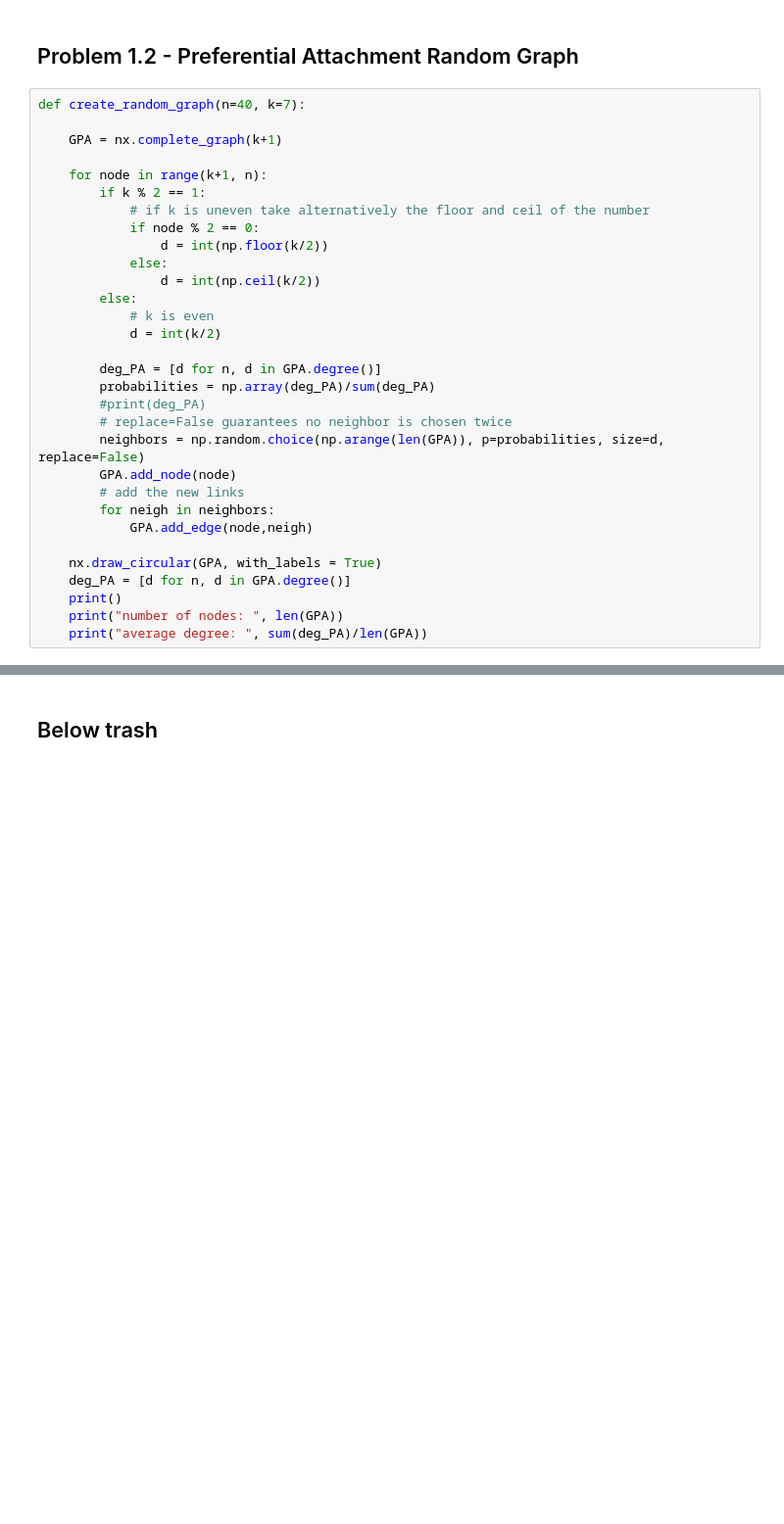
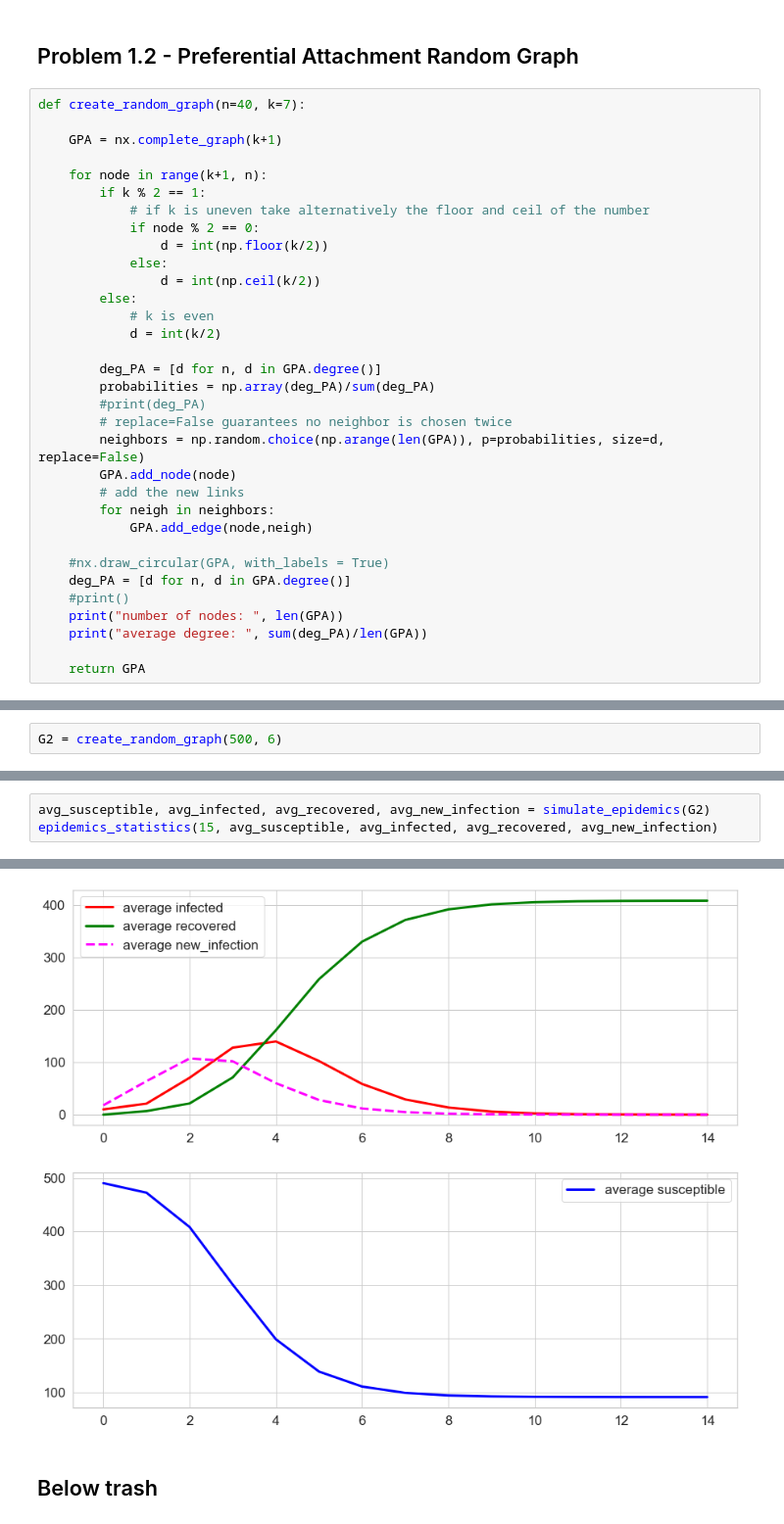
Before and after one commit to fabioeterno/Network_Homework, a Jupyter notebook: Homework3/Hw3.ipynb, the cells around one changed output, grey strips where cells are left out. Shown: that part at 98% size. Drawn from its saved outputs; the diff is of its cells as text; blank space fills up the shorter version.

```diff
--- a/Homework3/Hw3.ipynb
+++ b/Homework3/Hw3.ipynb
@@ -177,11 +174,13 @@ def create_random_graph(n=40, k=7):
         for neigh in neighbors:
             GPA.add_edge(node,neigh)
 
-    nx.draw_circular(GPA, with_labels = True)
+    #nx.draw_circular(GPA, with_labels = True)
     deg_PA = [d for n, d in GPA.degree()]
-    print()
+    #print()
     print("number of nodes: ", len(GPA))
     print("average degree: ", sum(deg_PA)/len(GPA))
+
+    return GPA
 # %%
 create_random_graph(910, 7)
 # %% [output]
@@ -190,0 +192,2 @@ average degree:  7.0
+# %%
+G2 = create_random_graph(500, 6)
@@ -190,0 +197,4 @@ average degree:  7.0
+# %%
+avg_susceptible, avg_infected, avg_recovered, avg_new_infection = simulate_epidemics(G2)
+epidemics_statistics(15, avg_susceptible, avg_infected, avg_recovered, avg_new_infection)
+# %% [output]
@@ -191,3 +209,4 @@ average degree:  7.0
+[figure, added]
 # %% [markdown]
 ## Below trash
 # %%
```
Also changed, not shown: parts of 10 cells of this notebook.
